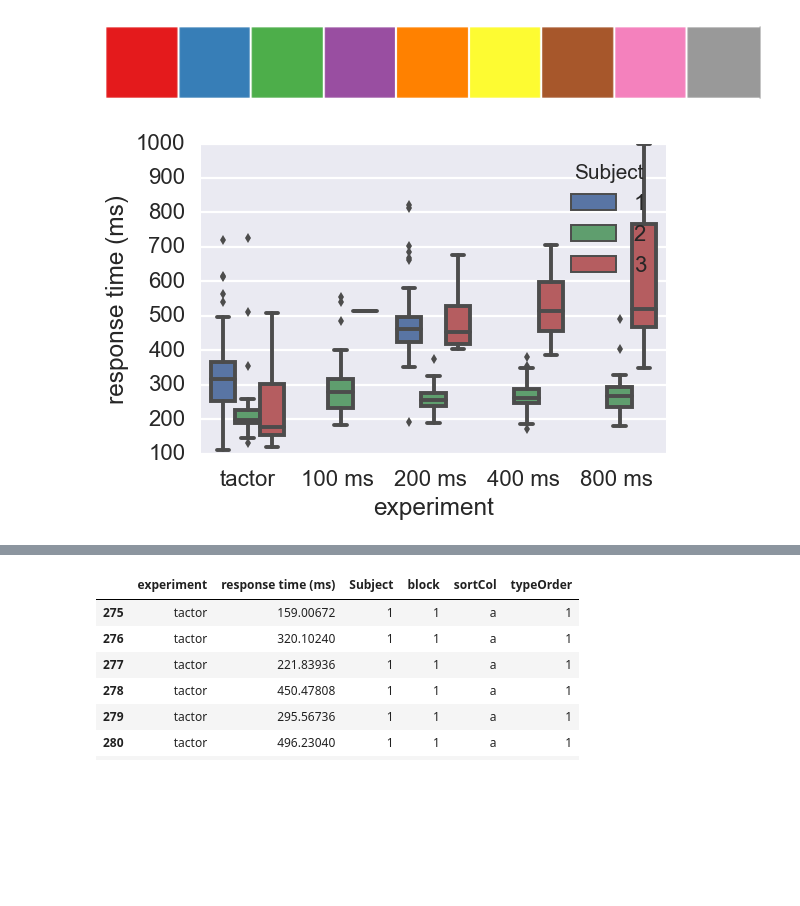
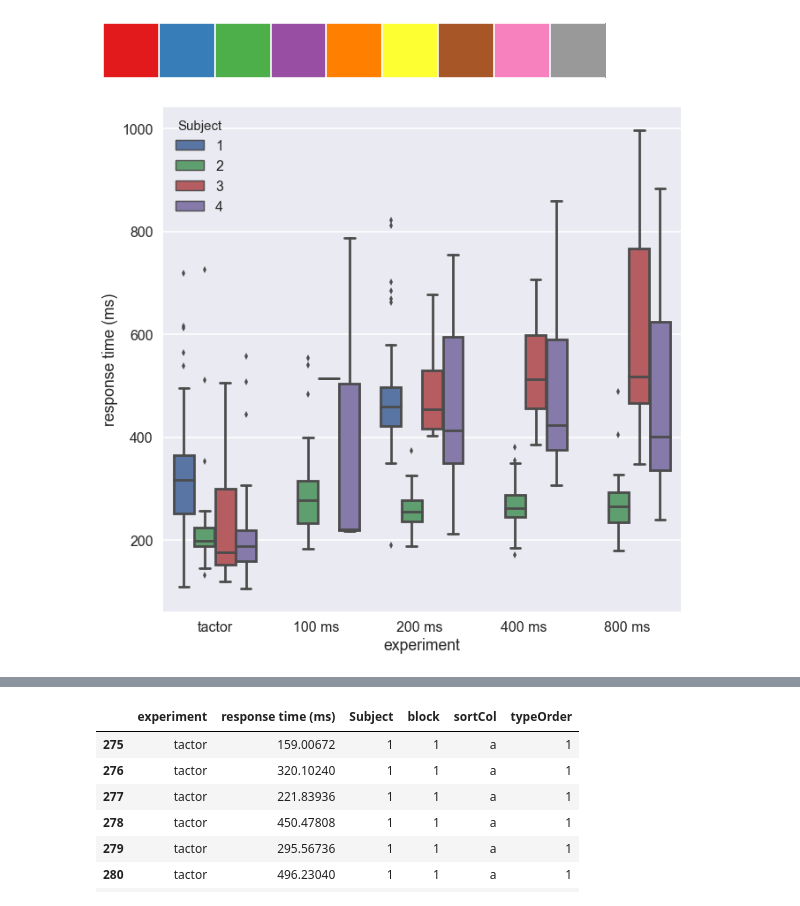
Before and after one commit to davidjuliancaldwell/StimulationResponseTimingPython, a Jupyter notebook: PlottingMatlabData.ipynb, the cells around one changed output, grey strips where cells are left out. Saved outputs shown, nothing was run; the diff lists cells and outputs as text; code cells hidden in the pictures; blank space fills up the shorter version.

Commit message:
running analysis on 4th subject and generating figures

```diff
--- a/PlottingMatlabData.ipynb
+++ b/PlottingMatlabData.ipynb
@@ -66,6 +82,8 @@ dataFdict1.columns = ['tactor','no stimulation','off target','100 ms ','200 ms '
 dataFdict2.columns = ['tactor','no stimulation','off target','100 ms ','200 ms ','400 ms ','800 ms ']
 dataFdict3.columns = ['tactor','no stimulation','off target','100 ms ','200 ms ','400 ms ','800 ms ']
 dataFdict4.columns = ['tactor','no stimulation','off target','100 ms ','200 ms ','400 ms ','800 ms ']
+dataFdict6.columns = ['tactor','no stimulation','off target','100 ms ','200 ms ','400 ms ','800 ms ']
+dataFdict7.columns = ['tactor','no stimulation','off target','100 ms ','200 ms ','400 ms ','800 ms ']
 # %%
 dataMelt1 = pd.melt(dataFdict1)
 #dataMelt1['Subject'] = '693ffd'
@@ -99,16 +117,36 @@ dataMelt5['Subject'] = '1'
 
 
 dataMelt5['block'] = '1'
+
+#### latest subject - 3-27-2017 DJC
+
+dataMelt6 = pd.melt(dataFdict6)
+#dataMelt6['Subject'] = '2fd831'
+dataMelt6['Subject'] = '4'
+
+dataMelt6['block'] = '1'
+
+dataMelt7 = pd.melt(dataFdict7)
+#dataMelt7['Subject'] = '2fd831'
+dataMelt7['Subject'] = '4'
+
+dataMelt7['block'] = '2'
 # %%
 dataMelt1.rename(columns = {'variable':'experiment','value':'response time (ms)'}, inplace = True)
 dataMelt2.rename(columns = {'variable':'experiment','value':'response time (ms)'}, inplace = True)
 dataMelt3.rename(columns = {'variable':'experiment','value':'response time (ms)'}, inplace = True)
 dataMelt4.rename(columns = {'variable':'experiment','value':'response time (ms)'}, inplace = True)
 dataMelt5.rename(columns = {'variable':'experiment','value':'response time (ms)'}, inplace = True)
+
+### DJC - 3-27-2017 newest subject
+dataMelt6.rename(columns = {'variable':'experiment','value':'response time (ms)'}, inplace = True)
+dataMelt7.rename(columns = {'variable':'experiment','value':'response time (ms)'}, inplace = True)
 #dataMelt4
 #dataMelt5
 # %%
-frames = [dataMelt1,dataMelt2,dataMelt3,dataMelt4,dataMelt5]
+frames = [dataMelt1,dataMelt2,dataMelt3,dataMelt4,dataMelt5,dataMelt6,dataMelt7]
+#frames = [dataMelt1,dataMelt2,dataMelt3,dataMelt4,dataMelt5]
+
 result = pd.concat(frames)
 result
 resultTrim = result[(result['response time (ms)'] < 1000) & (result['response time (ms)'] > 100)]
@@ -193,22 +215,22 @@ color_pal=sns.choose_colorbrewer_palette('qualitative')
 # %%
 sns.palplot(color_pal)
-color_pal_3 = color_pal[0:3]
+color_pal_3 = color_pal[0:4]
 color_pal_2 = color_pal[3:5]
 color_pal_2_v2 = color_pal[6:8]
 # %% [output]
-[figure, old version]
+[figure, new version]
 # %%
 #frame1 = sns.boxplot(x = 'experiment',y='response time (ms)',hue='Subject',orient="v", data = resultTrim,order = ['tactor','no stimulation','off target','100 ms ','200 ms ','400 ms ','800 ms '])
 frame1 = sns.boxplot(x = 'experiment',y='response time (ms)',hue='Subject',orient="v", data = resultTrim,order = ['tactor','100 ms ','200 ms ','400 ms ','800 ms '])
 
 #frame1.axes.get_xaxis().set_visible(False)
 #frame1.legend(resultTrim.experiment)
 fig1 = plt.gcf()
 #fig1.suptitle('Reaction times for different experimental conditions')
-#fig1.set_size_inches(10.5, 10.5)
+fig1.set_size_inches(10.5, 10.5)
 #fig1.savefig('responseTimesBySID.svg', dpi=600)
 # %% [output]
-[figure, old version]
+[figure, new version]
 # %%
 g = sns.FacetGrid(resultTrim,col="Subject",size=4,aspect=0.7,sharex=False)
 (g.map(sns.boxplot, "experiment","response time (ms)","block",palette="muted")
```
Also changed, not shown: parts of 23 cells of this notebook, 2 other files.
